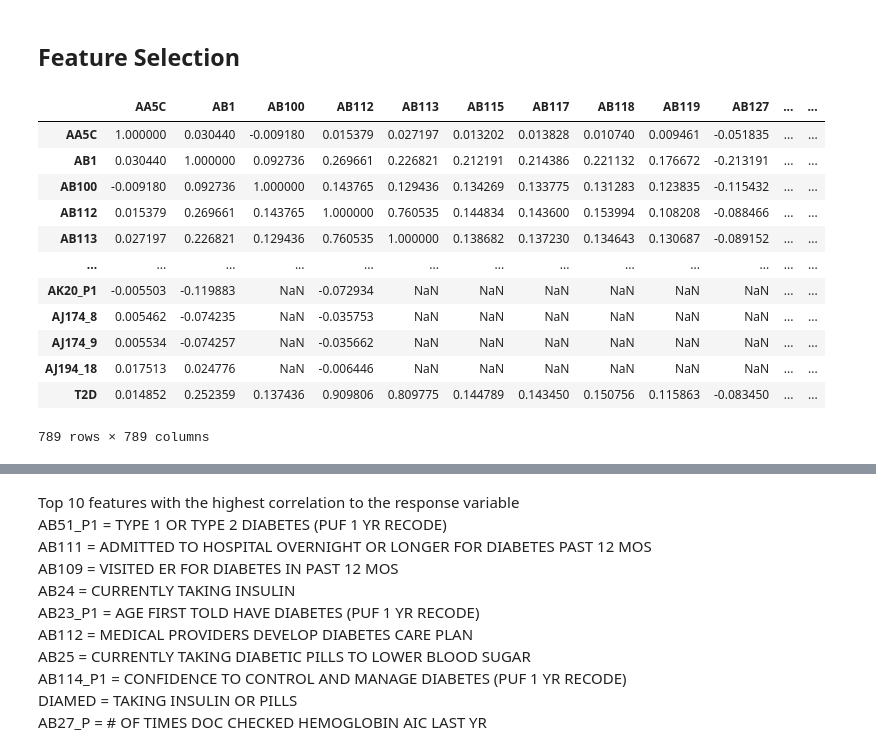
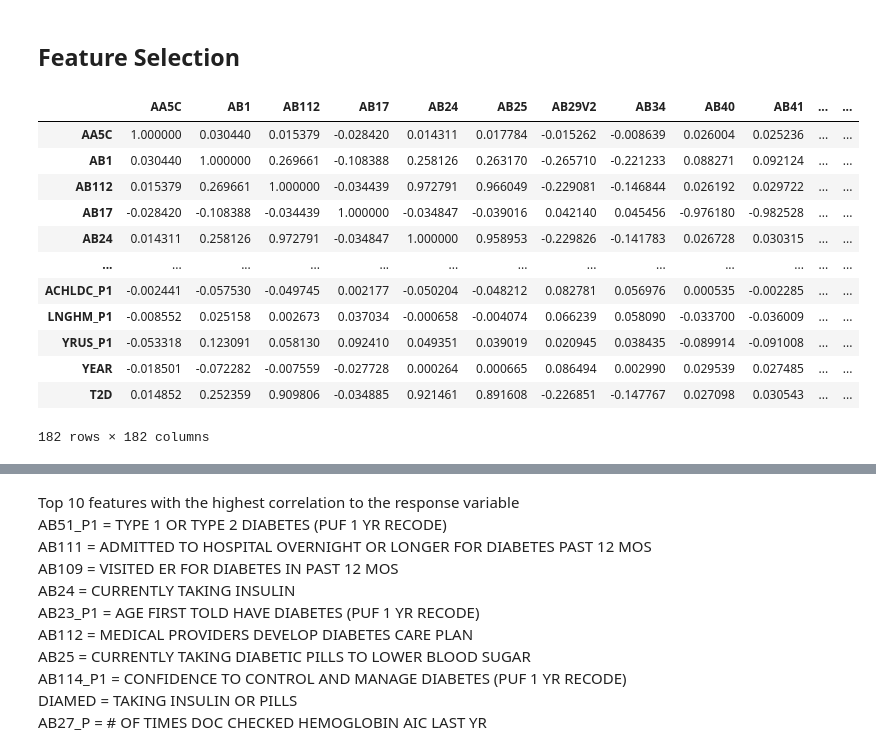
Before and after one commit to GitHubkhim/STATS170_Project, a Jupyter notebook: modeling.ipynb, the cells around one changed output, grey strips where cells are left out. Saved outputs shown, nothing was run; the diff lists cells and outputs as text; code cells hidden in the pictures.

```diff
--- a/modeling.ipynb
+++ b/modeling.ipynb
@@ -66,22 +67,23 @@ combinedchis_train
 # %% [markdown]
 ## Feature Selection
-# %%
-corrmat = combinedchis_train.corr()
-corrmat
-# %% [output]
-|  | AA5C | AB1 | AB100 | AB112 | AB113 | AB115 | AB117 | AB118 | AB119 | AB127 | ... | ... |
-| AA5C | 1.000000 | 0.030440 | -0.009180 | 0.015379 | 0.027197 | 0.013202 | 0.013828 | 0.010740 | 0.009461 | -0.051835 | ... | ... |
-| AB1 | 0.030440 | 1.000000 | 0.092736 | 0.269661 | 0.226821 | 0.212191 | 0.214386 | 0.221132 | 0.176672 | -0.213191 | ... | ... |
-| AB100 | -0.009180 | 0.092736 | 1.000000 | 0.143765 | 0.129436 | 0.134269 | 0.133775 | 0.131283 | 0.123835 | -0.115432 | ... | ... |
-| AB112 | 0.015379 | 0.269661 | 0.143765 | 1.000000 | 0.760535 | 0.144834 | 0.143600 | 0.153994 | 0.108208 | -0.088466 | ... | ... |
-| AB113 | 0.027197 | 0.226821 | 0.129436 | 0.760535 | 1.000000 | 0.138682 | 0.137230 | 0.134643 | 0.130687 | -0.089152 | ... | ... |
-| ... | ... | ... | ... | ... | ... | ... | ... | ... | ... | ... | ... | ... |
-| AK20_P1 | -0.005503 | -0.119883 | NaN | -0.072934 | NaN | NaN | NaN | NaN | NaN | NaN | ... | ... |
-| AJ174_8 | 0.005462 | -0.074235 | NaN | -0.035753 | NaN | NaN | NaN | NaN | NaN | NaN | ... | ... |
-| AJ174_9 | 0.005534 | -0.074257 | NaN | -0.035662 | NaN | NaN | NaN | NaN | NaN | NaN | ... | ... |
-| AJ194_18 | 0.017513 | 0.024776 | NaN | -0.006446 | NaN | NaN | NaN | NaN | NaN | NaN | ... | ... |
-| T2D | 0.014852 | 0.252359 | 0.137436 | 0.909806 | 0.809775 | 0.144789 | 0.143450 | 0.150756 | 0.115863 | -0.083450 | ... | ... |
-789 rows × 789 columns
+# %%
+chis = pd.concat([X_train, y_train], axis=1)
+corrmat = chis.corr()
+corrmat
+# %% [output]
+|  | AA5C | AB1 | AB112 | AB17 | AB24 | AB25 | AB29V2 | AB34 | AB40 | AB41 | ... | ... |
+| AA5C | 1.000000 | 0.030440 | 0.015379 | -0.028420 | 0.014311 | 0.017784 | -0.015262 | -0.008639 | 0.026004 | 0.025236 | ... | ... |
+| AB1 | 0.030440 | 1.000000 | 0.269661 | -0.108388 | 0.258126 | 0.263170 | -0.265710 | -0.221233 | 0.088271 | 0.092124 | ... | ... |
+| AB112 | 0.015379 | 0.269661 | 1.000000 | -0.034439 | 0.972791 | 0.966049 | -0.229081 | -0.146844 | 0.026192 | 0.029722 | ... | ... |
+| AB17 | -0.028420 | -0.108388 | -0.034439 | 1.000000 | -0.034847 | -0.039016 | 0.042140 | 0.045456 | -0.976180 | -0.982528 | ... | ... |
+| AB24 | 0.014311 | 0.258126 | 0.972791 | -0.034847 | 1.000000 | 0.958953 | -0.229826 | -0.141783 | 0.026728 | 0.030315 | ... | ... |
+| ... | ... | ... | ... | ... | ... | ... | ... | ... | ... | ... | ... | ... |
+| ACHLDC_P1 | -0.002441 | -0.057530 | -0.049745 | 0.002177 | -0.050204 | -0.048212 | 0.082781 | 0.056976 | 0.000535 | -0.002285 | ... | ... |
+| LNGHM_P1 | -0.008552 | 0.025158 | 0.002673 | 0.037034 | -0.000658 | -0.004074 | 0.066239 | 0.058090 | -0.033700 | -0.036009 | ... | ... |
+| YRUS_P1 | -0.053318 | 0.123091 | 0.058130 | 0.092410 | 0.049351 | 0.039019 | 0.020945 | 0.038435 | -0.089914 | -0.091008 | ... | ... |
+| YEAR | -0.018501 | -0.072282 | -0.007559 | -0.027728 | 0.000264 | 0.000665 | 0.086494 | 0.002990 | 0.029539 | 0.027485 | ... | ... |
+| T2D | 0.014852 | 0.252359 | 0.909806 | -0.034885 | 0.921461 | 0.891608 | -0.226851 | -0.147767 | 0.027098 | 0.030543 | ... | ... |
+182 rows × 182 columns
 # %%
 corrmat["T2D"].nlargest(11)
 # %% [output]
```
Also changed, not shown: parts of 14 cells of this notebook.
